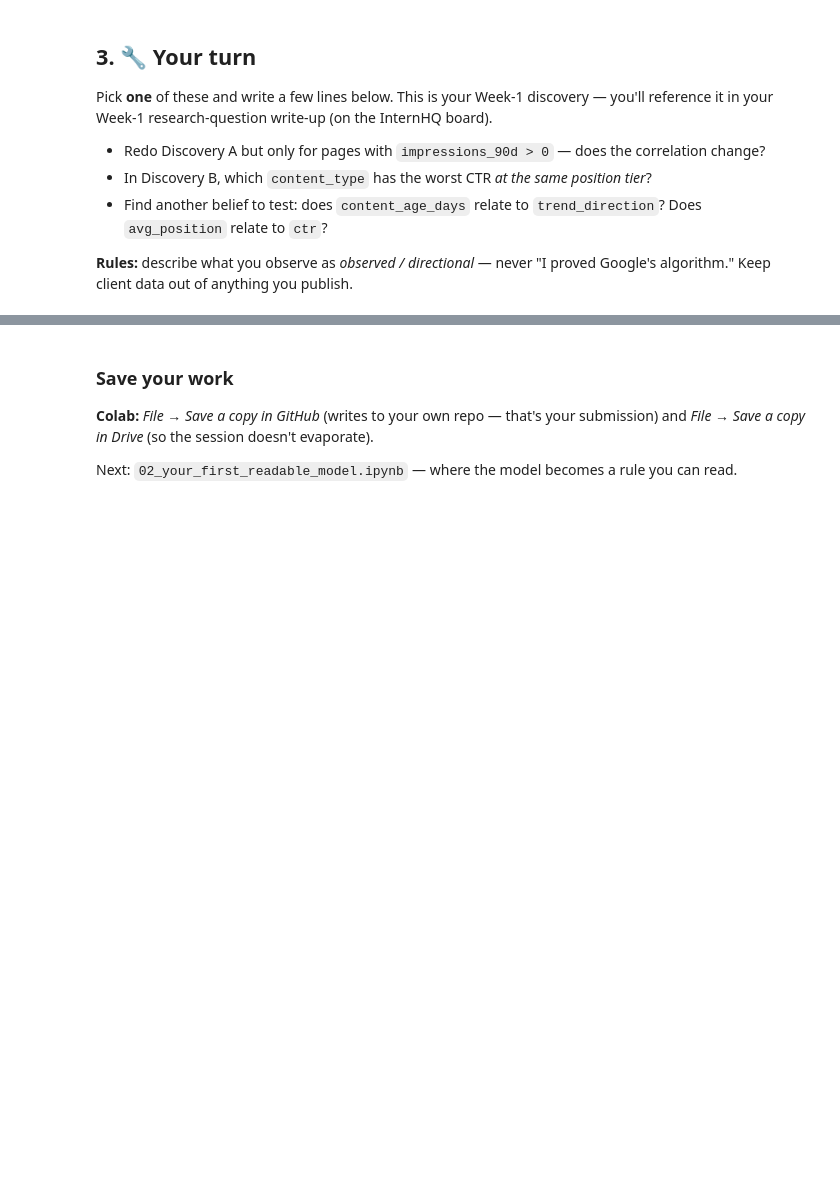
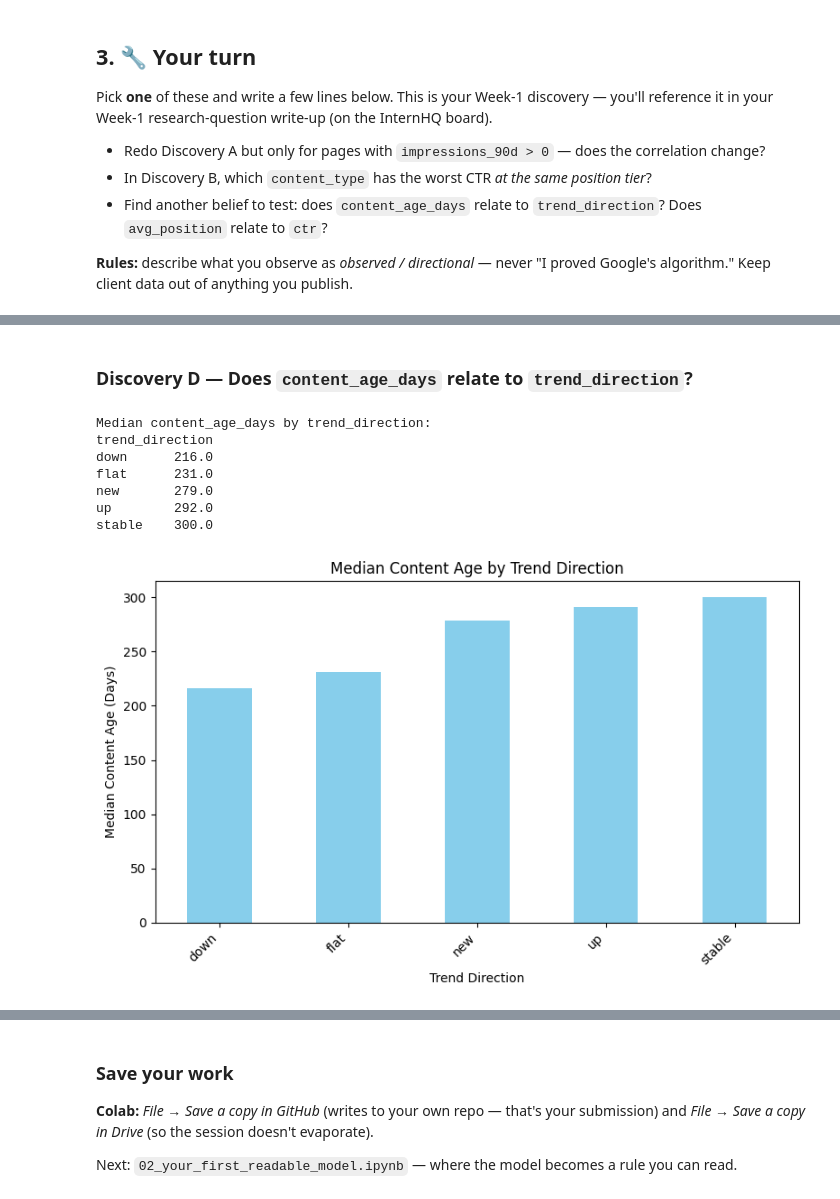
Before and after one commit to Amr2054/flyrank-ML-internship, a Jupyter notebook: 01_first_look_and_discovery.ipynb, the cells around one changed output, grey strips where cells are left out. Cells and saved outputs as stored; diff of their text form; code cells hidden in the pictures; blank space fills up the shorter version.

```diff
--- a/01_first_look_and_discovery.ipynb
+++ b/01_first_look_and_discovery.ipynb
@@ -103,0 +186,28 @@ Pick **one** of these and write a few lines below. This is your Week-1 discovery
+# %% [markdown]
+### Discovery D — Does `content_age_days` relate to `trend_direction`?
+# %%
+age_by_trend = df.groupby('trend_direction')['content_age_days'].median().sort_values()
+
+print("Median content_age_days by trend_direction:")
+print(age_by_trend.round(0).to_string())
+
+# Visualize the relationship with a bar plot
+import matplotlib.pyplot as plt
+
+fig, ax = plt.subplots(figsize=(8, 5))
+age_by_trend.plot(kind='bar', ax=ax, color='skyblue')
+ax.set_title('Median Content Age by Trend Direction')
+ax.set_xlabel('Trend Direction')
+ax.set_ylabel('Median Content Age (Days)')
+plt.xticks(rotation=45, ha='right')
+plt.tight_layout()
+plt.show()
+# %% [output]
+Median content_age_days by trend_direction:
+trend_direction
+down      216.0
+flat      231.0
+new       279.0
+up        292.0
+stable    300.0
+[figure, added]
```
Also changed, not shown: parts of 12 cells of this notebook.
